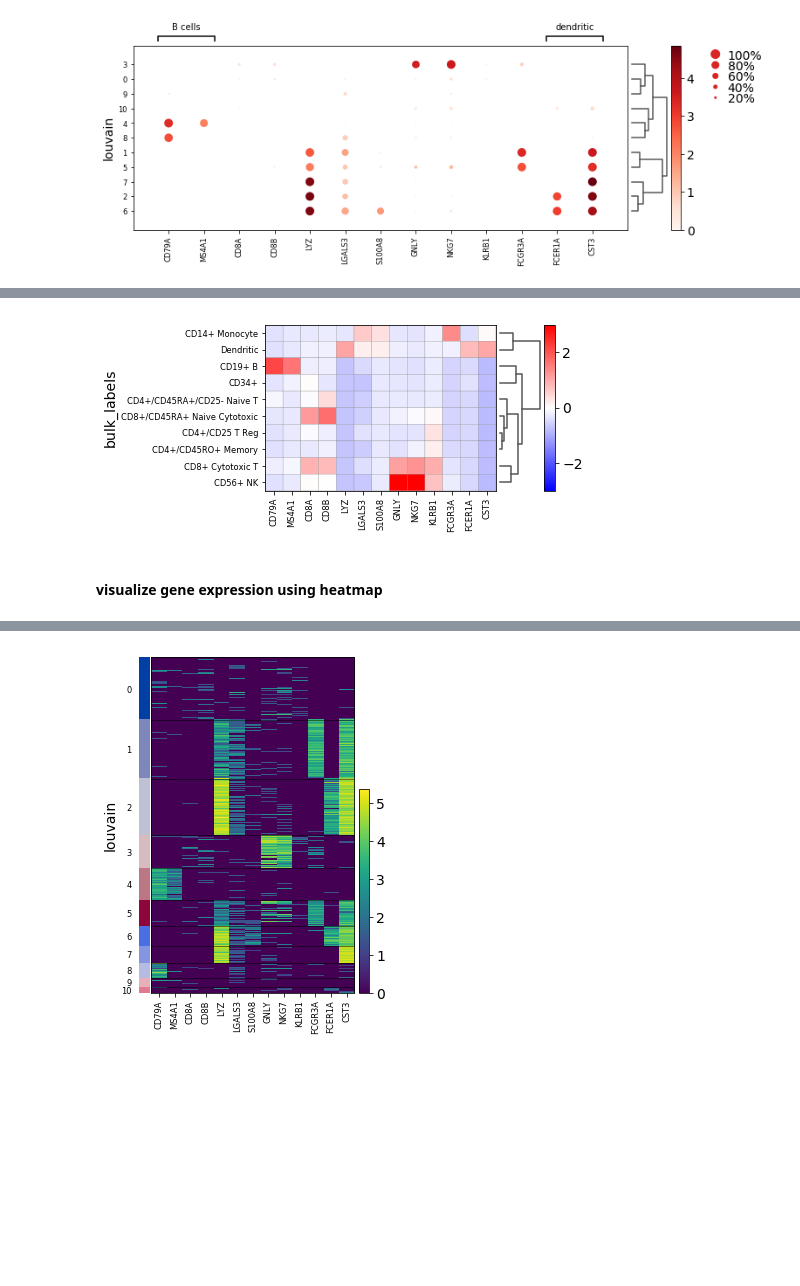
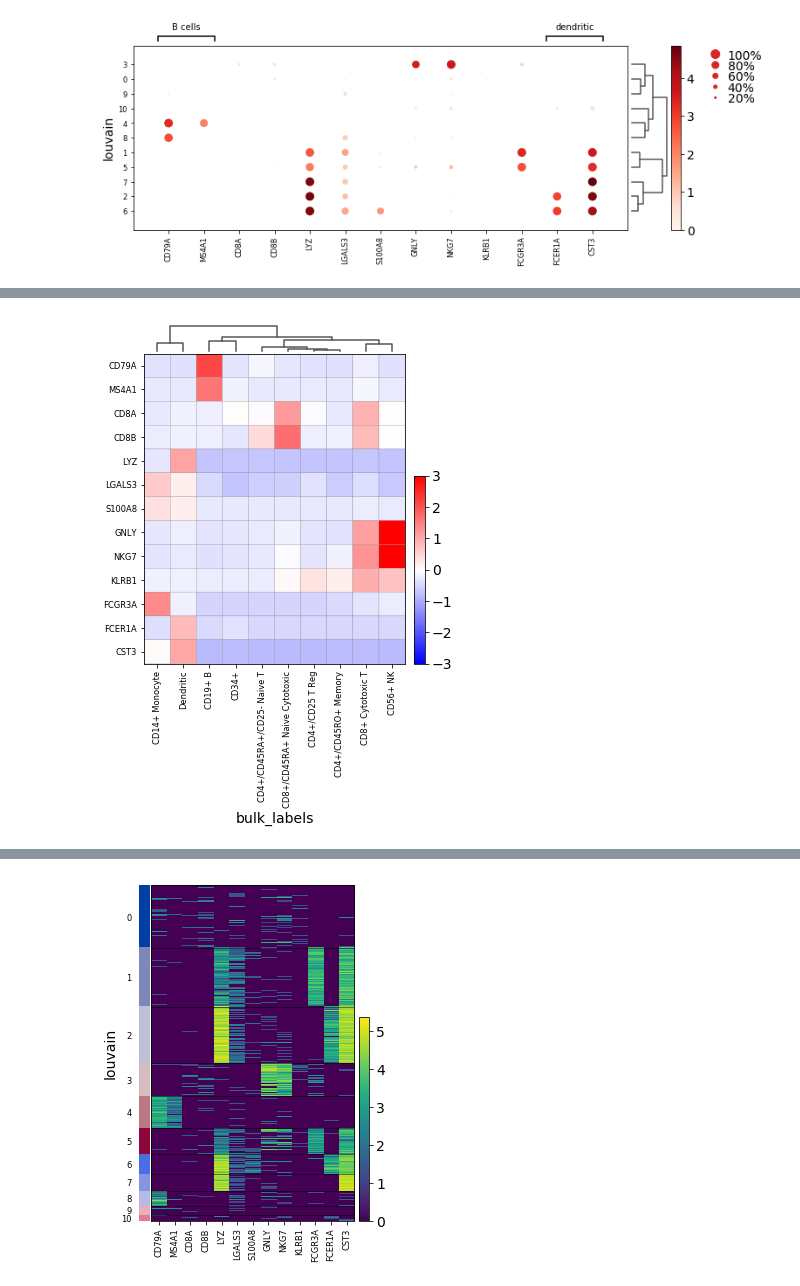
Before and after one commit to scverse/scanpy_usage, a Jupyter notebook: 181126_examples_visualizations/visualization_examples.ipynb, the cells around one changed output, grey strips where cells are left out. Cells and saved outputs as stored; diff of their text form; code cells hidden in the pictures; blank space fills up the shorter version.

```diff
--- a/181126_examples_visualizations/visualization_examples.ipynb
+++ b/181126_examples_visualizations/visualization_examples.ipynb
@@ -104,6 +137,5 @@ Same as before, but using scaled gene values
 # %%
-ax = sc.pl.matrixplot(pbmc, marker_genes_2, groupby='bulk_labels', dendrogram=True, use_raw=False, vmin=-3, vmax=3, cmap='bwr')
+ax = sc.pl.matrixplot(pbmc, marker_genes_2, groupby='bulk_labels', dendrogram=True,
+                      use_raw=False, vmin=-3, vmax=3, cmap='bwr',  swap_axes=True, figsize=(5,6))
 # %% [output]
-[figure, old version]
+[figure, new version]
-# %% [markdown]
-#### visualize gene expression using heatmap
```
Also changed, not shown: parts of 69 cells of this notebook.
